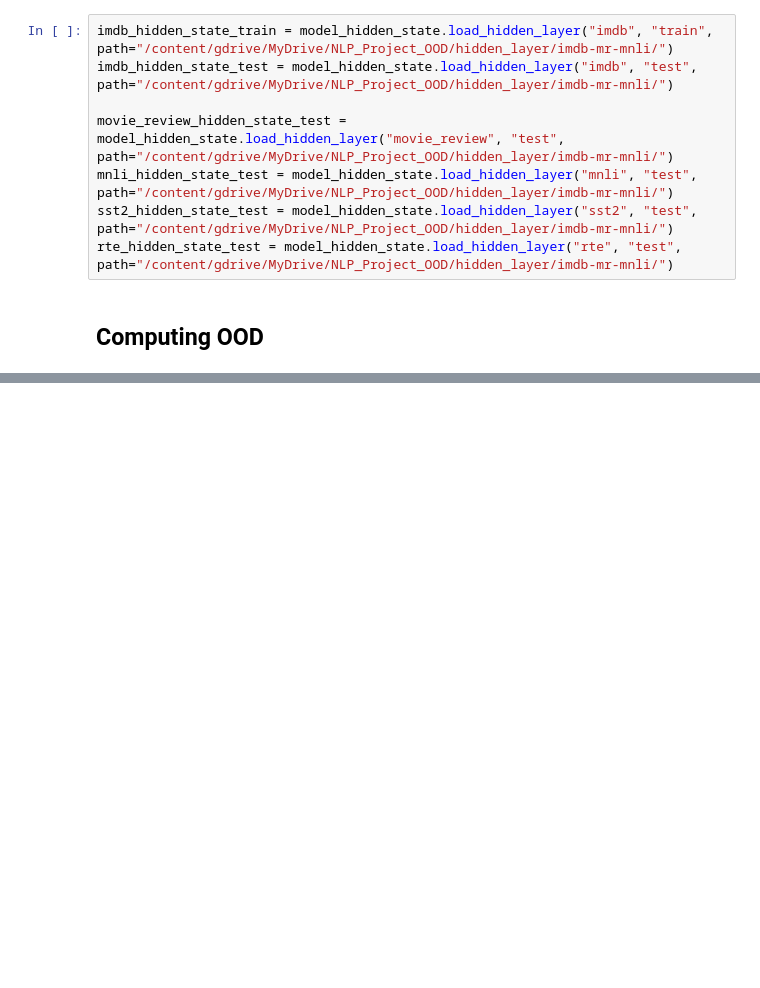
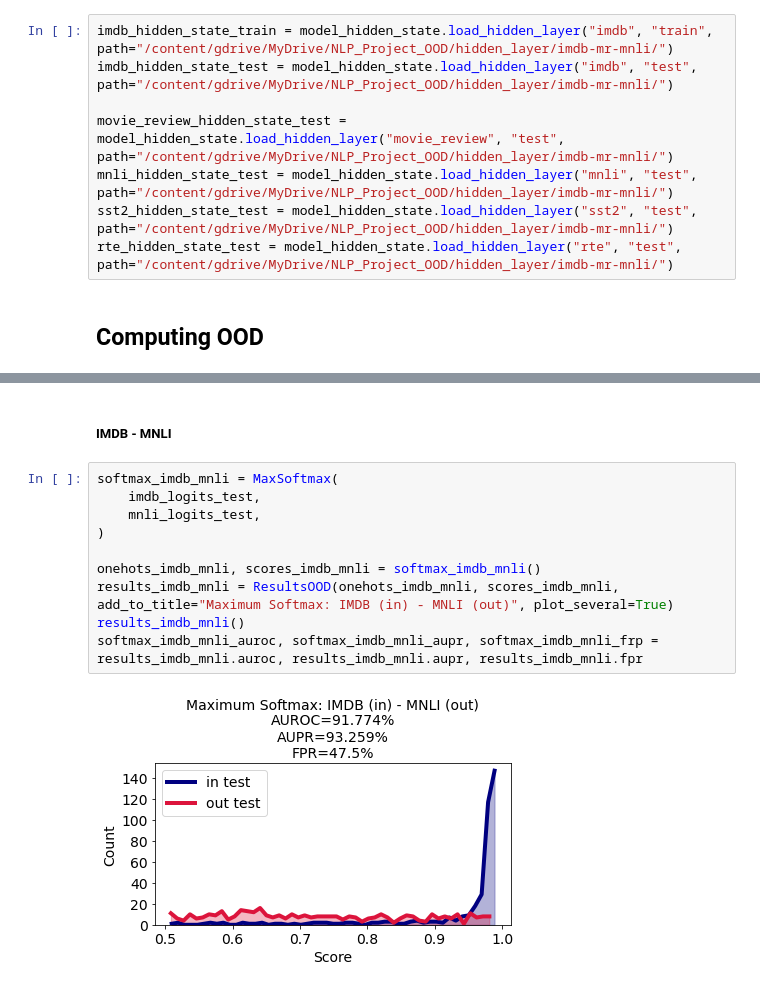
Before and after one commit to Julien2048/NLP_Project_OOD, a Jupyter notebook: Notebooks/get_metric_ood.ipynb, the cells around one changed output, grey strips where cells are left out. Saved outputs shown, nothing was run; the diff lists cells and outputs as text; blank space fills up the shorter version.

```diff
--- a/Notebooks/get_metric_ood.ipynb
+++ b/Notebooks/get_metric_ood.ipynb
@@ -236,0 +96,14 @@ results_imdb_mr()
+# %% [markdown]
+##### IMDB - MNLI
+# %%
+softmax_imdb_mnli = MaxSoftmax(
+    imdb_logits_test,
+    mnli_logits_test,
+)
+
+onehots_imdb_mnli, scores_imdb_mnli = softmax_imdb_mnli()
+results_imdb_mnli = ResultsOOD(onehots_imdb_mnli, scores_imdb_mnli, add_to_title="Maximum Softmax: IMDB (in) - MNLI (out)", plot_several=True)
+results_imdb_mnli()
+softmax_imdb_mnli_auroc, softmax_imdb_mnli_aupr, softmax_imdb_mnli_frp = results_imdb_mnli.auroc, results_imdb_mnli.aupr, results_imdb_mnli.fpr
+# %% [output]
+[figure, added]
```
Also changed, not shown: parts of 73 cells of this notebook.
